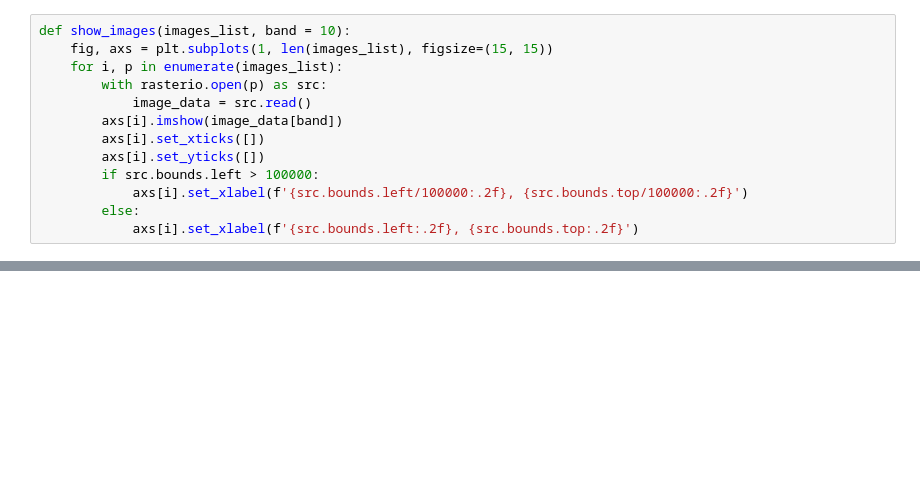
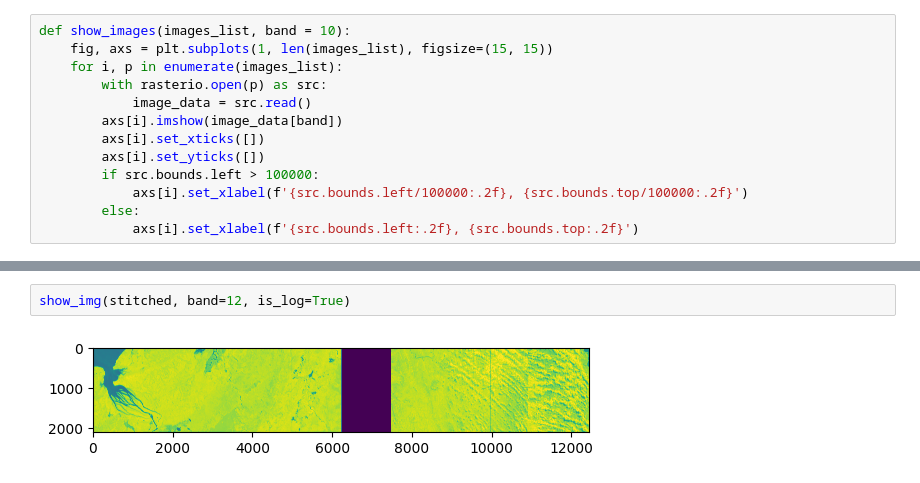
Before and after one commit to yueming-zhang/sentinel, a Jupyter notebook: mz/visualize.ipynb, the cells around one changed output, grey strips where cells are left out. Drawn from its saved outputs; the diff is of its cells as text; blank space fills up the shorter version.

```diff
--- a/mz/visualize.ipynb
+++ b/mz/visualize.ipynb
@@ -108,0 +122,4 @@ RasterioIOError: /home/ming/BP/sentinel/sentinel_preprocessed/EPSG3857/stitched.
+# %%
+show_img(stitched, band=12, is_log=True)
+# %% [output]
+[figure, added]
```
Also changed, not shown: parts of 6 cells of this notebook, 9 other files.
